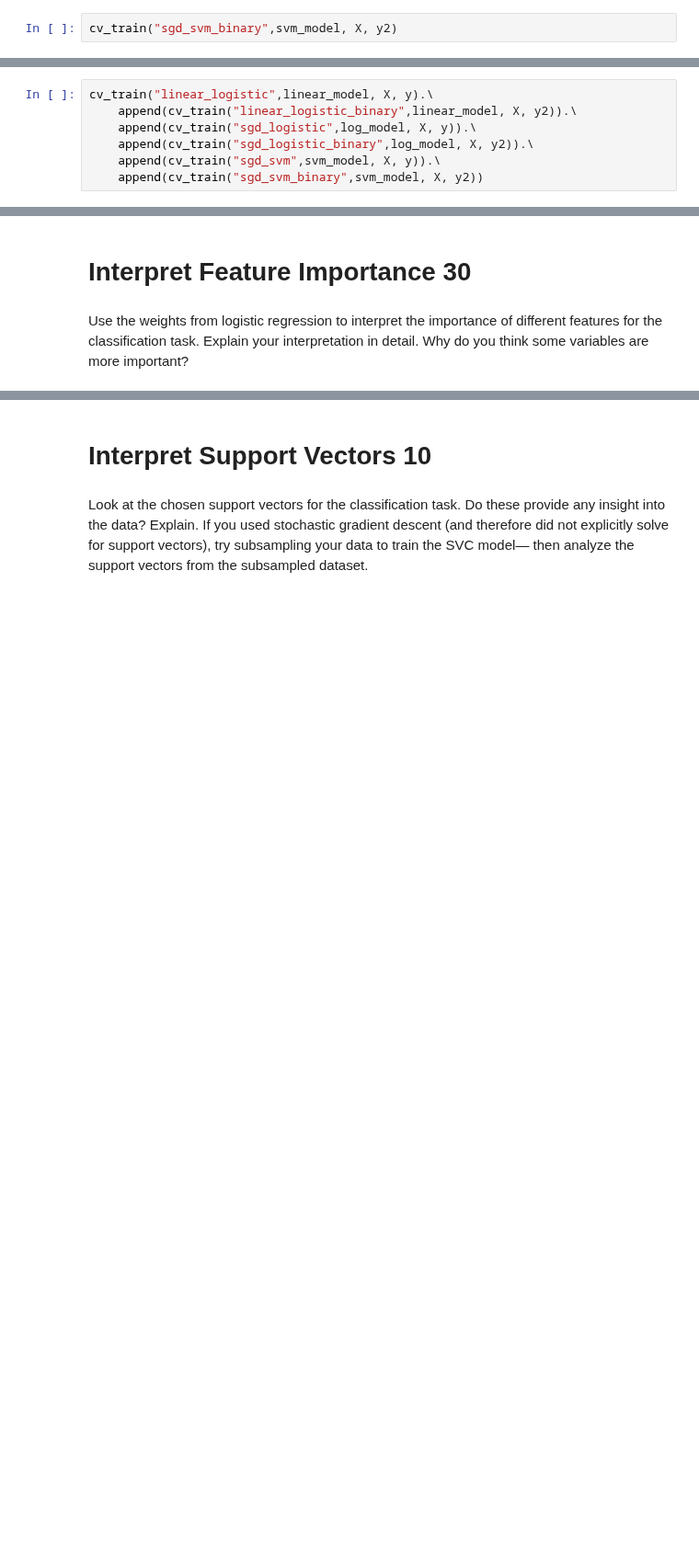
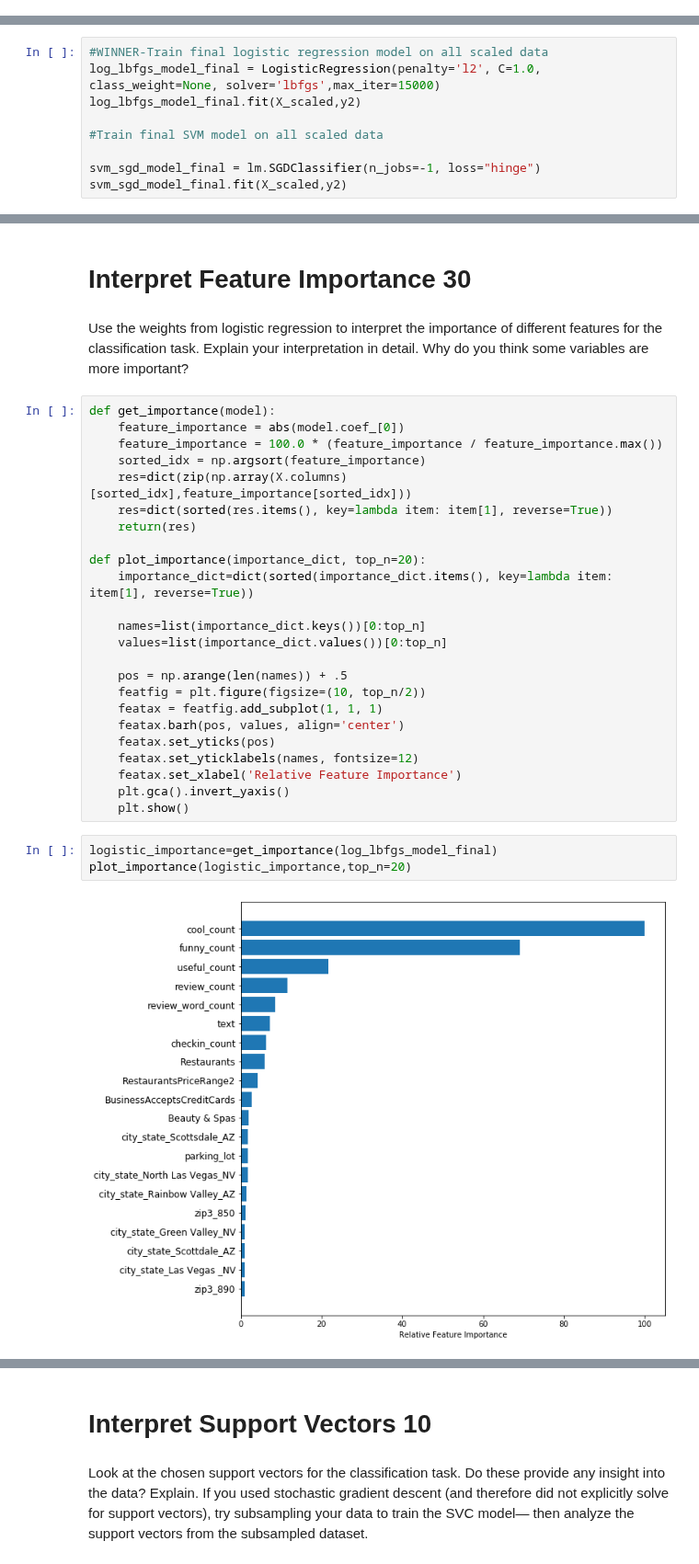
Before and after one commit to rchannewiser/MSDS-machine-learning1-team5, a Jupyter notebook: team5_lab2.ipynb, the cells around one changed output, grey strips where cells are left out. Shown at 92% size. Cells and saved outputs as stored; diff of their text form; blank space fills up the shorter version.

Commit message:
add comparisons for binary classifier models with scaled data, add importance plots

```diff
--- a/team5_lab2.ipynb
+++ b/team5_lab2.ipynb
@@ -205,2 +135,0 @@ cv_train("sgd_svm",svm_model, X, y)
-# %%
-cv_train("sgd_svm_binary",svm_model, X, y2)
@@ -212,9 +136,2 @@ cv_train("sgd_svm_binary",svm_model, X, y2)
 # %% [markdown]
 # Compare Competing Models
-# %%
-cv_train("linear_logistic",linear_model, X, y).\
-    append(cv_train("linear_logistic_binary",linear_model, X, y2)).\
-    append(cv_train("sgd_logistic",log_model, X, y)).\
-    append(cv_train("sgd_logistic_binary",log_model, X, y2)).\
-    append(cv_train("sgd_svm",svm_model, X, y)).\
-    append(cv_train("sgd_svm_binary",svm_model, X, y2))
@@ -231,0 +191,9 @@ Discuss the advantages of each model for each classification task. Does one type
+# %%
+#WINNER-Train final logistic regression model on all scaled data
+log_lbfgs_model_final = LogisticRegression(penalty='l2', C=1.0, class_weight=None, solver='lbfgs',max_iter=15000)
+log_lbfgs_model_final.fit(X_scaled,y2)
+
+#Train final SVM model on all scaled data
+
+svm_sgd_model_final = lm.SGDClassifier(n_jobs=-1, loss="hinge")
+svm_sgd_model_final.fit(X_scaled,y2)
@@ -233,3 +203,32 @@ Discuss the advantages of each model for each classification task. Does one type
 # Interpret Feature Importance	30
 # %% [markdown]
 Use the weights from logistic regression to interpret the importance of different features for the classification task. Explain your interpretation in detail. Why do you think some variables are more important?
+# %%
+def get_importance(model):
+    feature_importance = abs(model.coef_[0])
+    feature_importance = 100.0 * (feature_importance / feature_importance.max())
+    sorted_idx = np.argsort(feature_importance)
+    res=dict(zip(np.array(X.columns)[sorted_idx],feature_importance[sorted_idx]))
+    res=dict(sorted(res.items(), key=lambda item: item[1], reverse=True))
+    return(res)
+
+def plot_importance(importance_dict, top_n=20):
+    importance_dict=dict(sorted(importance_dict.items(), key=lambda item: item[1], reverse=True))
+
+    names=list(importance_dict.keys())[0:top_n]
+    values=list(importance_dict.values())[0:top_n]
+
+    pos = np.arange(len(names)) + .5
+    featfig = plt.figure(figsize=(10, top_n/2))
+    featax = featfig.add_subplot(1, 1, 1)
+    featax.barh(pos, values, align='center')
+    featax.set_yticks(pos)
+    featax.set_yticklabels(names, fontsize=12)
+    featax.set_xlabel('Relative Feature Importance')
+    plt.gca().invert_yaxis()
+    plt.show()
+# %%
+logistic_importance=get_importance(log_lbfgs_model_final)
+plot_importance(logistic_importance,top_n=20)
+# %% [output]
+[figure, added]
```
Also changed, not shown: parts of 31 cells of this notebook.
